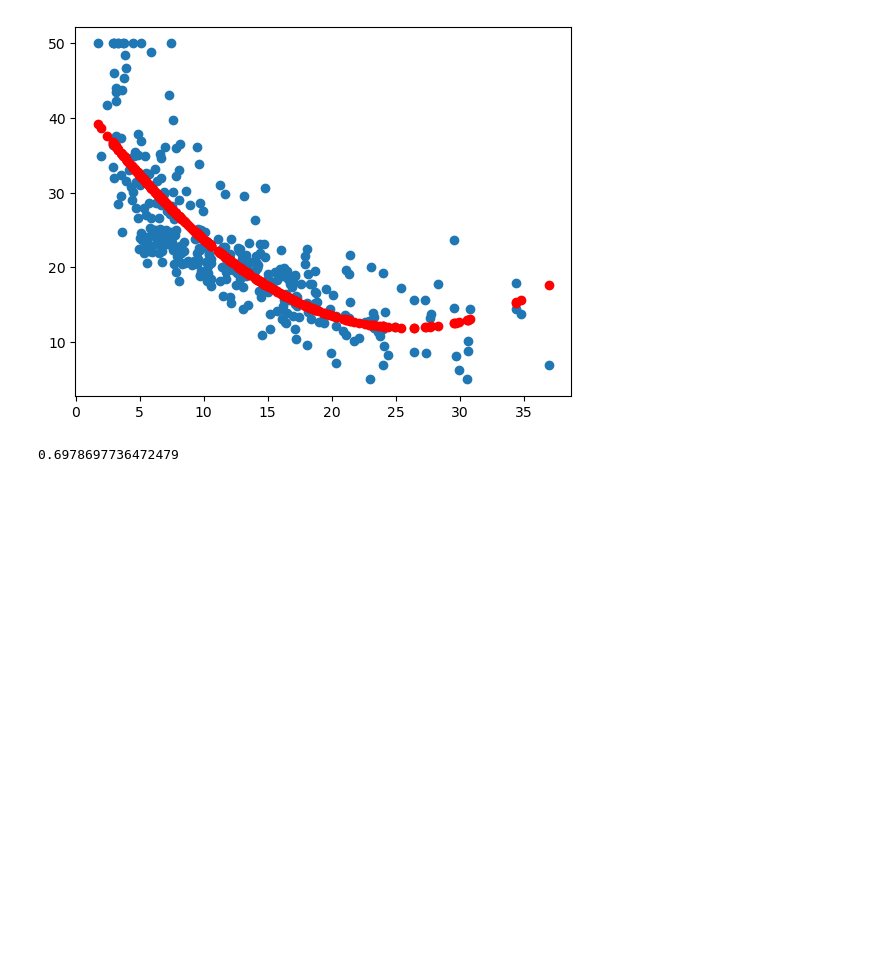
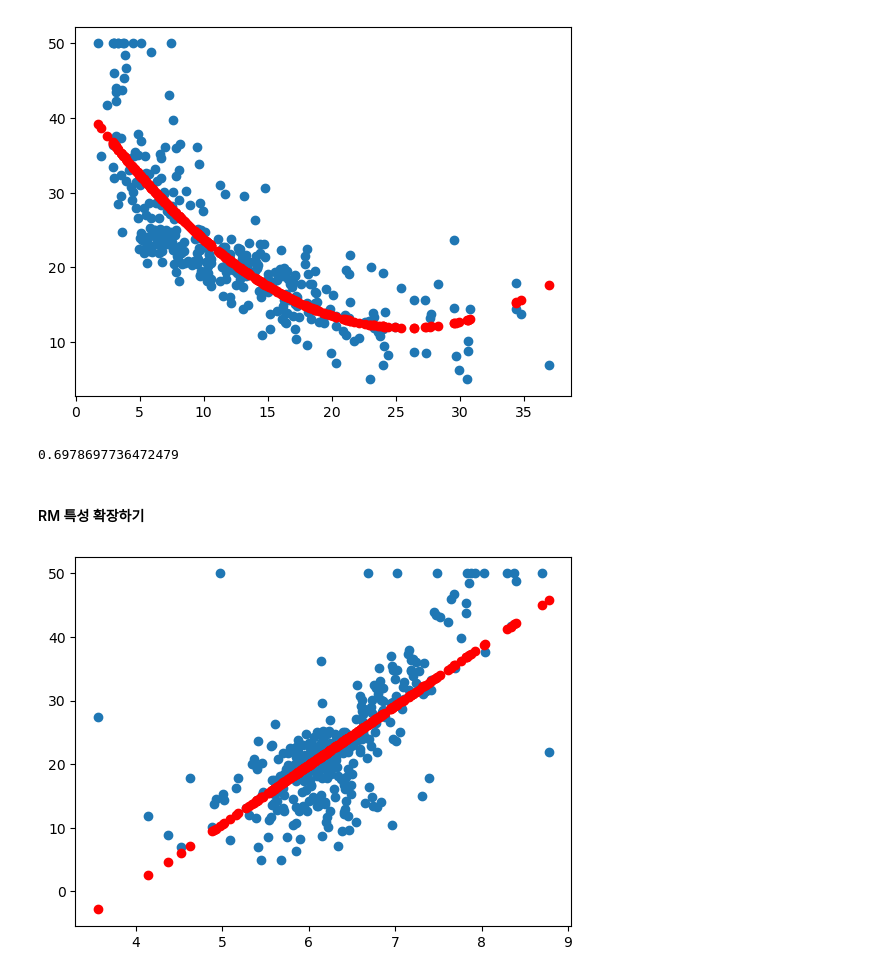
Before and after one commit to min-hyock/MachineLearning, a Jupyter notebook: ex06-1_보스턴 데이터 활용 선형 회귀 예측 실습.ipynb, the cells around one changed output. Cells and saved outputs as stored; diff of their text form; code cells hidden in the pictures; blank space fills up the shorter version.

```diff
--- a/ex06-1_보스턴 데이터 활용 선형 회귀 예측 실습.ipynb
+++ b/ex06-1_보스턴 데이터 활용 선형 회귀 예측 실습.ipynb
@@ -361,3 +361,17 @@ model.fit(X_train, y_train) # 문제 데이터에는 특성확장된 컬럼이
 model.score(X_test, y_test) # 문제 데이터에는 특성확장된 컬럼이 존재!, R2_score
 # %% [output]
 0.6978697736472479
+# %% [markdown]
+#### RM 특성 확장하기
+# %%
+# 확장 전의 모습) 먼저 RM 특성만 가지고 학습 시킨 후 예측을 어떻게 하는지 보기
+model = LinearRegression()
+model.fit(X_train[['RM']], y_train)
+pre = model.predict(X_train[['RM']])
+
+# 시각화 해보기
+plt.scatter(X_train[['RM']], y_train)
+plt.scatter(X_train[['RM']], pre, c='red')
+plt.show()
+# %% [output]
+[figure, added]
```
Also changed, not shown: parts of 21 cells of this notebook, 1 other file.
